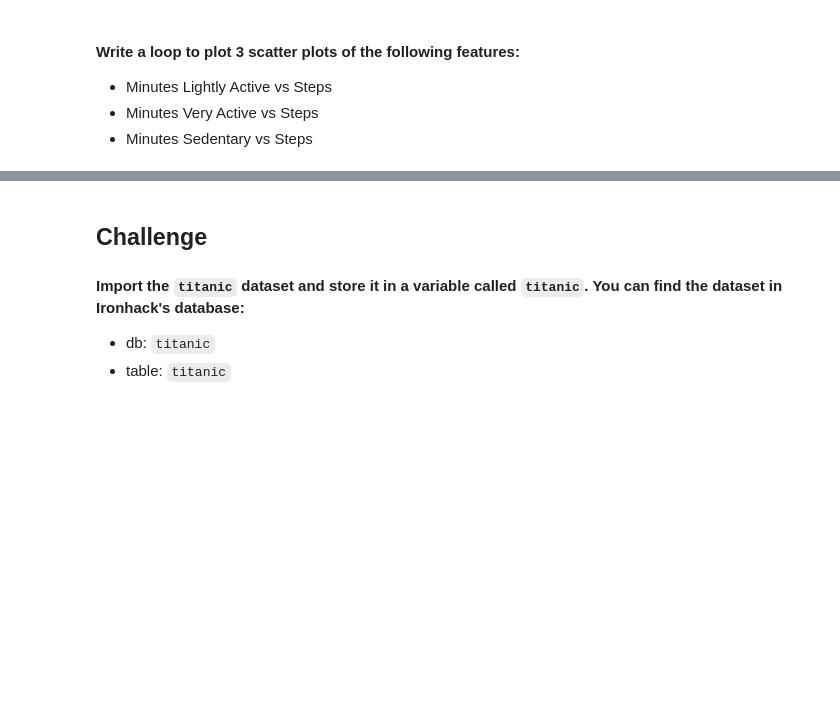
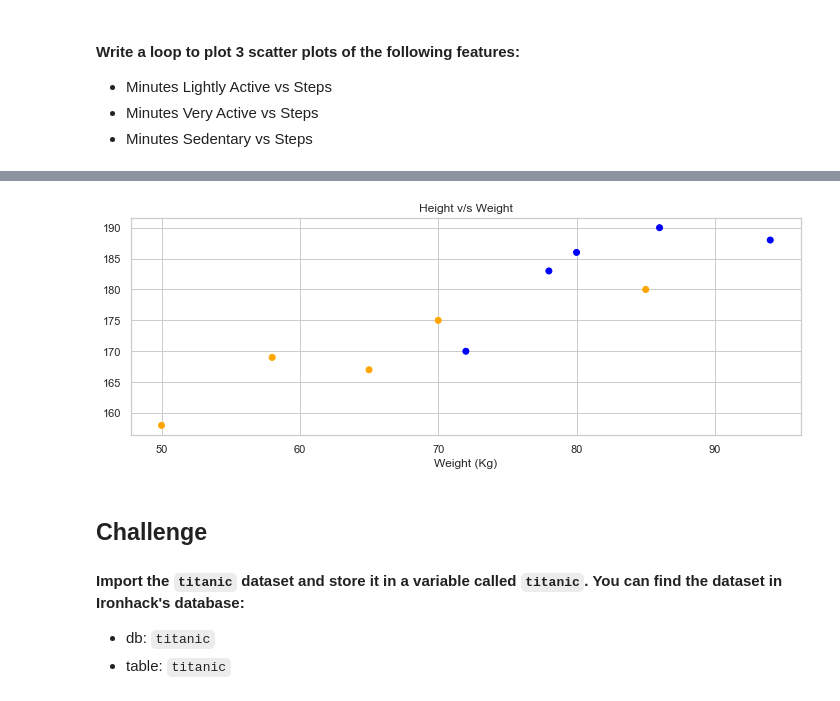
Before and after one commit to Ironhack-Data-Madrid-Enero-2022/lab-matplotlib-seaborn, a Jupyter notebook: your-code/main.ipynb, the cells around one changed output, grey strips where cells are left out. Drawn from its saved outputs; the diff is of its cells as text; code cells hidden in the pictures; blank space fills up the shorter version.

```diff
--- a/your-code/main.ipynb
+++ b/your-code/main.ipynb
@@ -9,3 +5,16 @@ import numpy as np
+# %%
+# Libraries
+import numpy as np
+import pandas as pd
+import seaborn as sns
+import matplotlib.pyplot as plt
+import re
+# Your Code Here
+
+#Configuracion de los graficos.
+sns.set_context("poster")
+sns.set(rc={"figure.figsize": (12.,4.)})
+sns.set_style("whitegrid")
 # %% [markdown]
 ## Challenge
 #### Import the `Fitbit2` dataset and store it in a variable called `fitbit`. You can find the dataset in Ironhack's database:
@@ -44,3 +145,20 @@ How the average number of steps change by month. Use the appropriate visualizati
+# %%
+# height, weight and country data
+height = [167, 175, 170, 186, 190, 188, 158, 169, 183, 180]
+weight = [65, 70, 72, 80, 86, 94, 50, 58, 78, 85]
+country = ['A', 'A', 'B', 'B', 'B', 'B', 'A', 'A', 'B', 'A']
+
+# color map for each category
+colors = {'A':'orange', 'B':'blue'}
+color_ls = [colors[i] for i in country]
+
+# plot
+plt.scatter(weight, height, c=color_ls)
+plt.xlabel("Weight (Kg)")
+plt.title("Height v/s Weight")
+plt.show()
+# %% [output]
+[figure, added]
 # %% [markdown]
 ## Challenge
 
```
Also changed, not shown: parts of 27 cells of this notebook.
